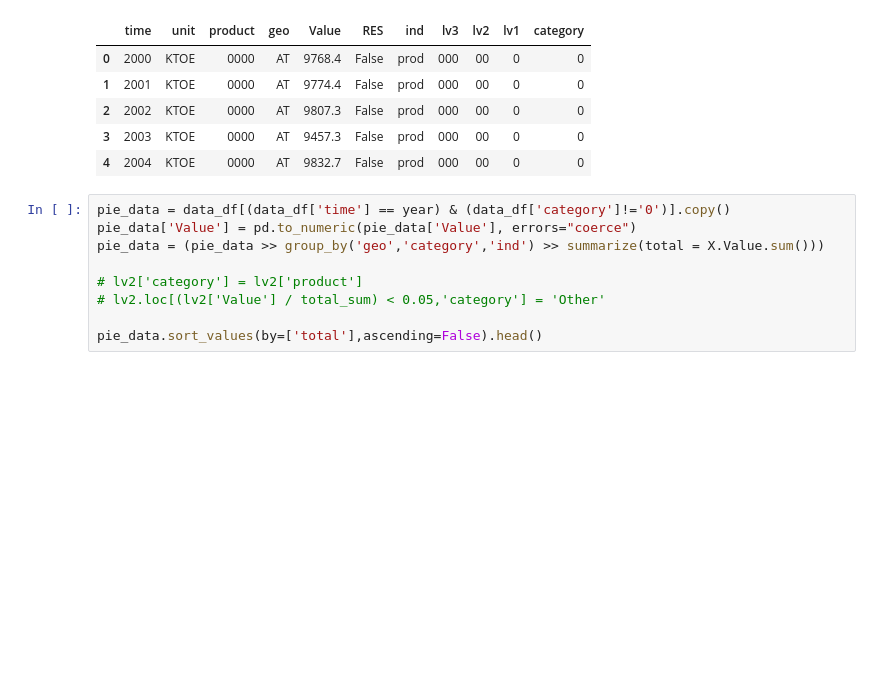
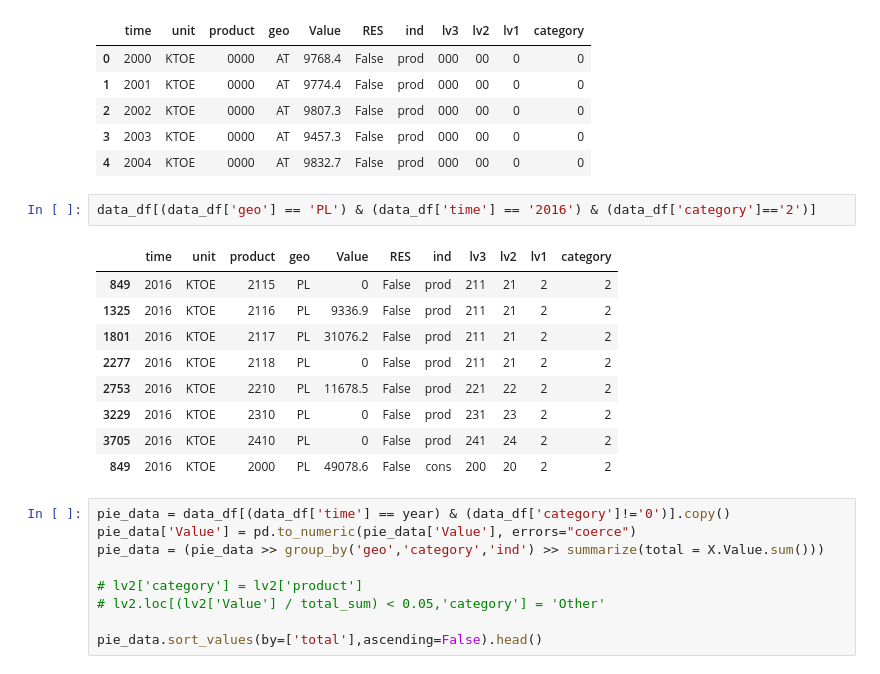
Before and after one commit to bencekd/primary_energy_production_shares_eurostat, a Jupyter notebook: renewables_europe_graphs.ipynb, the cells around one changed output. Cells and saved outputs as stored; diff of their text form; blank space fills up the shorter version.

```diff
--- a/renewables_europe_graphs.ipynb
+++ b/renewables_europe_graphs.ipynb
@@ -161,6 +158,18 @@ data_df.head()
 | 2 | 2002 | KTOE | 0000 | AT | 9807.3 | False | prod | 000 | 00 | 0 | 0 |
 | 3 | 2003 | KTOE | 0000 | AT | 9457.3 | False | prod | 000 | 00 | 0 | 0 |
 | 4 | 2004 | KTOE | 0000 | AT | 9832.7 | False | prod | 000 | 00 | 0 | 0 |
+# %%
+data_df[(data_df['geo'] == 'PL') & (data_df['time'] == '2016') & (data_df['category']=='2')]
+# %% [output]
+|  | time | unit | product | geo | Value | RES | ind | lv3 | lv2 | lv1 | category |
+| 849 | 2016 | KTOE | 2115 | PL | 0 | False | prod | 211 | 21 | 2 | 2 |
+| 1325 | 2016 | KTOE | 2116 | PL | 9336.9 | False | prod | 211 | 21 | 2 | 2 |
+| 1801 | 2016 | KTOE | 2117 | PL | 31076.2 | False | prod | 211 | 21 | 2 | 2 |
+| 2277 | 2016 | KTOE | 2118 | PL | 0 | False | prod | 211 | 21 | 2 | 2 |
+| 2753 | 2016 | KTOE | 2210 | PL | 11678.5 | False | prod | 221 | 22 | 2 | 2 |
+| 3229 | 2016 | KTOE | 2310 | PL | 0 | False | prod | 231 | 23 | 2 | 2 |
+| 3705 | 2016 | KTOE | 2410 | PL | 0 | False | prod | 241 | 24 | 2 | 2 |
+| 849 | 2016 | KTOE | 2000 | PL | 49078.6 | False | cons | 200 | 20 | 2 | 2 |
 # %%
 pie_data = data_df[(data_df['time'] == year) & (data_df['category']!='0')].copy()
 pie_data['Value'] = pd.to_numeric(pie_data['Value'], errors="coerce")
```
Also changed, not shown: parts of 3 cells of this notebook, 5 other files.
